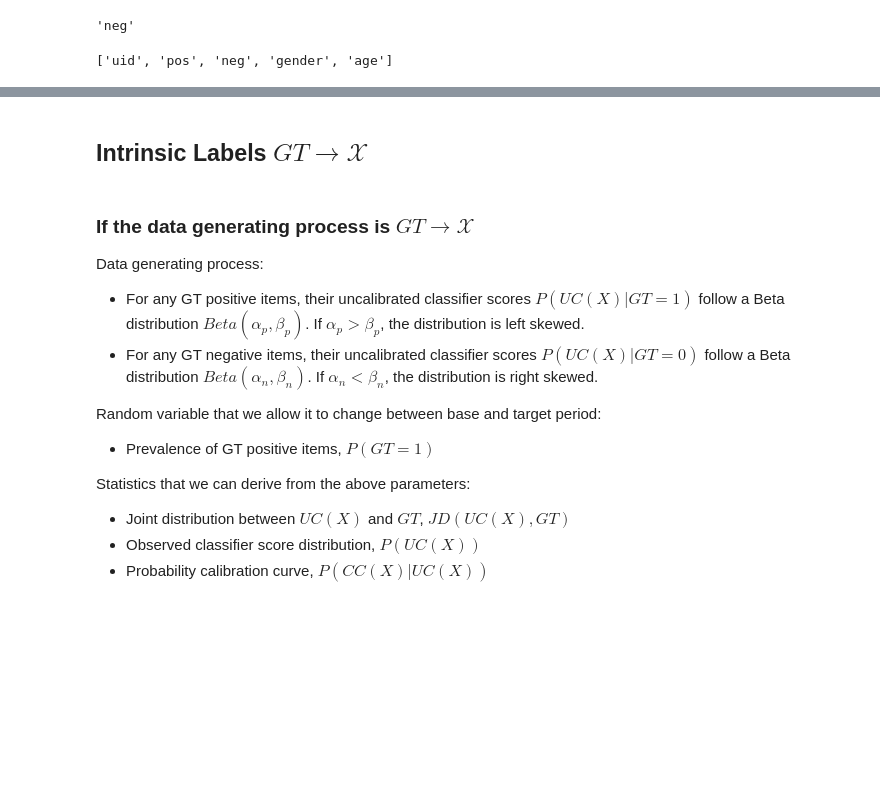
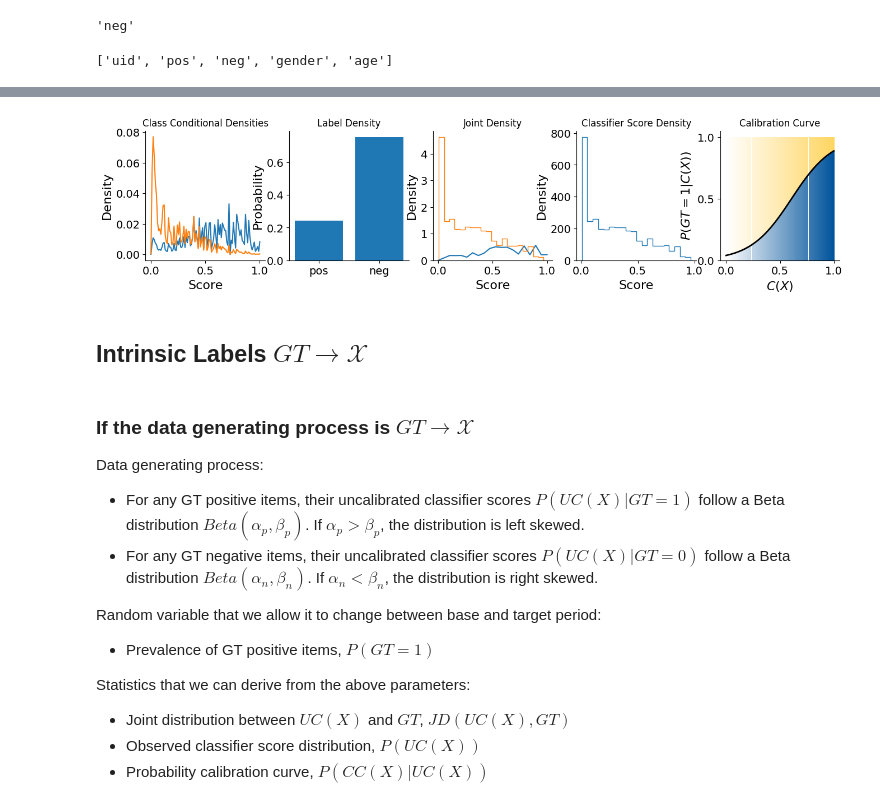
Before and after one commit to avalanchesiqi/pyquantifier, a Jupyter notebook: examples/New_Sec0-Data-Generating.ipynb, the cells around one changed output, grey strips where cells are left out. Drawn from its saved outputs; the diff is of its cells as text; code cells hidden in the pictures; blank space fills up the shorter version.

```diff
--- a/examples/New_Sec0-Data-Generating.ipynb
+++ b/examples/New_Sec0-Data-Generating.ipynb
@@ -184,3 +231,7 @@ sampled_dataset.generate_calibration_curve().plot()
+# %%
+empirical_extrinsic_jd.plot_five_distributions(num_bin=20)
+# %% [output]
+[figure, added]
 # %%
 from collections import defaultdict, Counter
 import math
```
Also changed, not shown: parts of 22 cells of this notebook, 3 other files.
